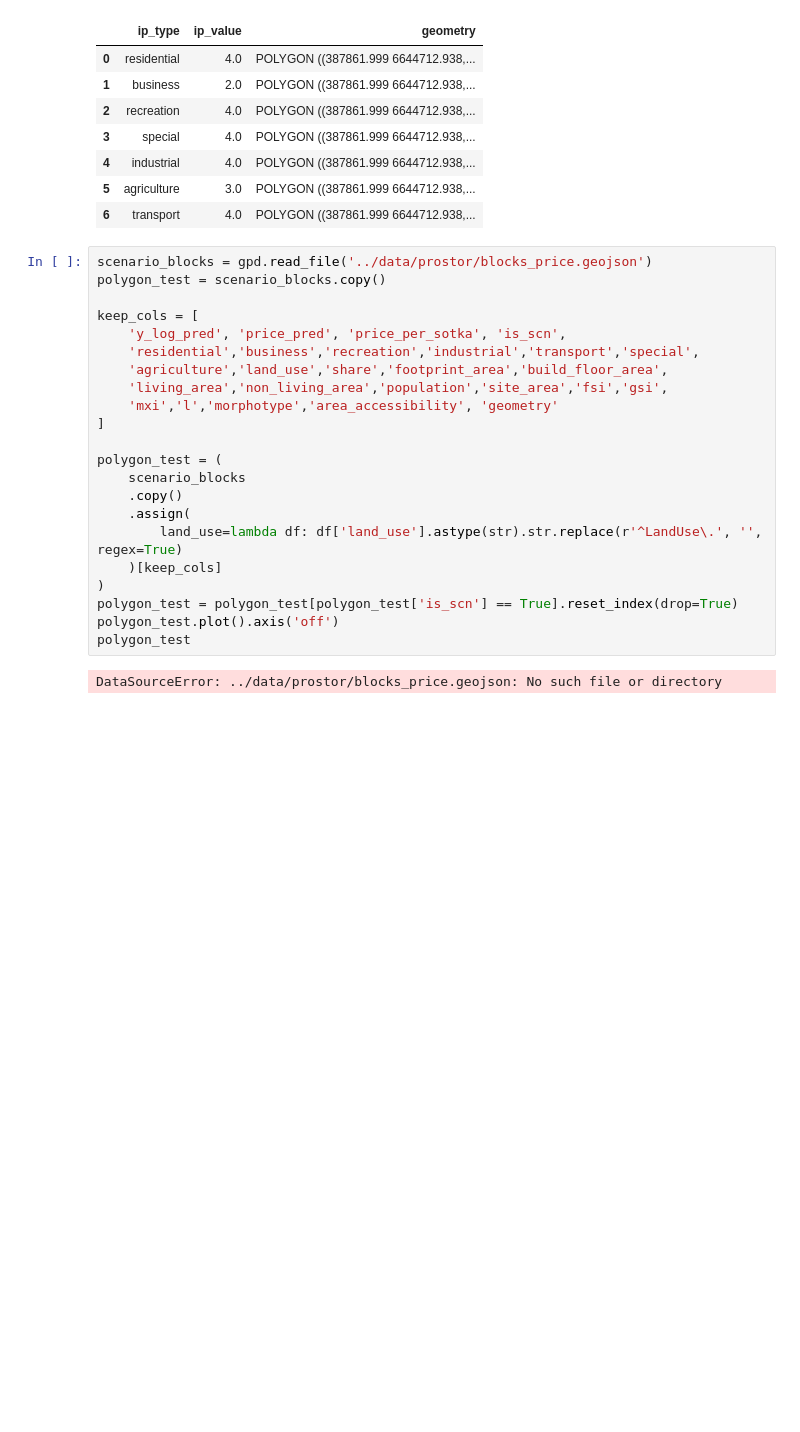
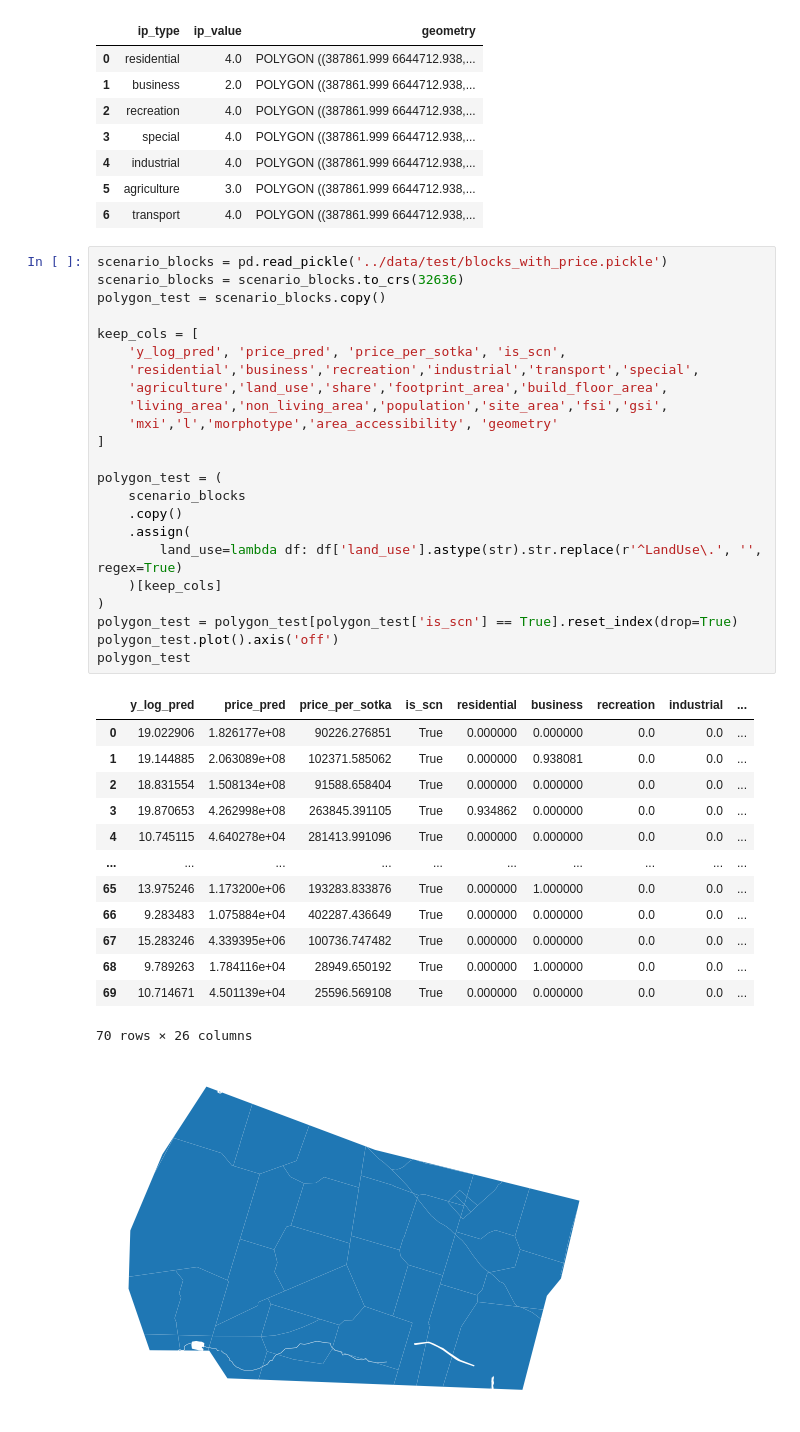
Before and after one commit to Mvin8/Urbanomy, a Jupyter notebook: examples/Investment_attractiveness/investment_metrics.ipynb, the cells around one changed output. Cells and saved outputs as stored; diff of their text form; blank space fills up the shorter version.

```diff
--- a/examples/Investment_attractiveness/investment_metrics.ipynb
+++ b/examples/Investment_attractiveness/investment_metrics.ipynb
@@ -99,29 +100,43 @@ base_gdf
 | 5 | agriculture | 3.0 | POLYGON ((387861.999 6644712.938,... |
 | 6 | transport | 4.0 | POLYGON ((387861.999 6644712.938,... |
 # %%
-scenario_blocks = gpd.read_file('../data/prostor/blocks_price.geojson')
+scenario_blocks = pd.read_pickle('../data/test/blocks_with_price.pickle')
+scenario_blocks = scenario_blocks.to_crs(32636)
 polygon_test = scenario_blocks.copy()
 
 keep_cols = [
     'y_log_pred', 'price_pred', 'price_per_sotka', 'is_scn',
     'residential','business','recreation','industrial','transport','special',
     'agriculture','land_use','share','footprint_area','build_floor_area',
     'living_area','non_living_area','population','site_area','fsi','gsi',
     'mxi','l','morphotype','area_accessibility', 'geometry'
 ]
 
 polygon_test = (
     scenario_blocks
     .copy()
     .assign(
         land_use=lambda df: df['land_use'].astype(str).str.replace(r'^LandUse\.', '', regex=True)
     )[keep_cols]
 )
 polygon_test = polygon_test[polygon_test['is_scn'] == True].reset_index(drop=True)
 polygon_test.plot().axis('off')
 polygon_test
 # %% [output]
+|  | y_log_pred | price_pred | price_per_sotka | is_scn | residential | business | recreation | industrial | ... |
+| 0 | 19.022906 | 1.826177e+08 | 90226.276851 | True | 0.000000 | 0.000000 | 0.0 | 0.0 | ... |
+| 1 | 19.144885 | 2.063089e+08 | 102371.585062 | True | 0.000000 | 0.938081 | 0.0 | 0.0 | ... |
+| 2 | 18.831554 | 1.508134e+08 | 91588.658404 | True | 0.000000 | 0.000000 | 0.0 | 0.0 | ... |
+| 3 | 19.870653 | 4.262998e+08 | 263845.391105 | True | 0.934862 | 0.000000 | 0.0 | 0.0 | ... |
+| 4 | 10.745115 | 4.640278e+04 | 281413.991096 | True | 0.000000 | 0.000000 | 0.0 | 0.0 | ... |
+| ... | ... | ... | ... | ... | ... | ... | ... | ... | ... |
+| 65 | 13.975246 | 1.173200e+06 | 193283.833876 | True | 0.000000 | 1.000000 | 0.0 | 0.0 | ... |
+| 66 | 9.283483 | 1.075884e+04 | 402287.436649 | True | 0.000000 | 0.000000 | 0.0 | 0.0 | ... |
+| 67 | 15.283246 | 4.339395e+06 | 100736.747482 | True | 0.000000 | 0.000000 | 0.0 | 0.0 | ... |
+| 68 | 9.789263 | 1.784116e+04 | 28949.650192 | True | 0.000000 | 1.000000 | 0.0 | 0.0 | ... |
+| 69 | 10.714671 | 4.501139e+04 | 25596.569108 | True | 0.000000 | 0.000000 | 0.0 | 0.0 | ... |
-DataSourceError: ../data/prostor/blocks_price.geojson: No such file or directory
+70 rows × 26 columns
+[figure, added]
 # %%
 import pandas as pd
 import geopandas as gpd
```
Also changed, not shown: parts of 9 cells of this notebook, 1 other file.
